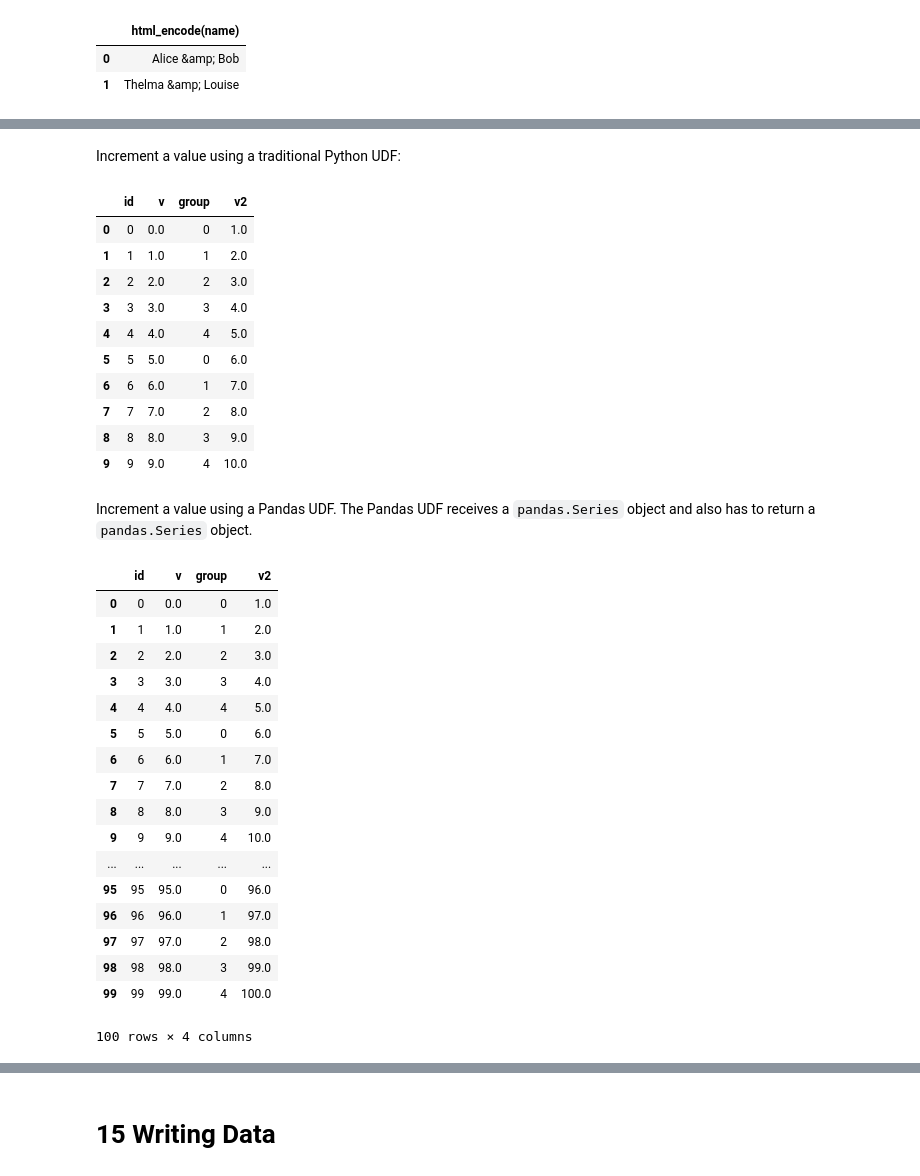
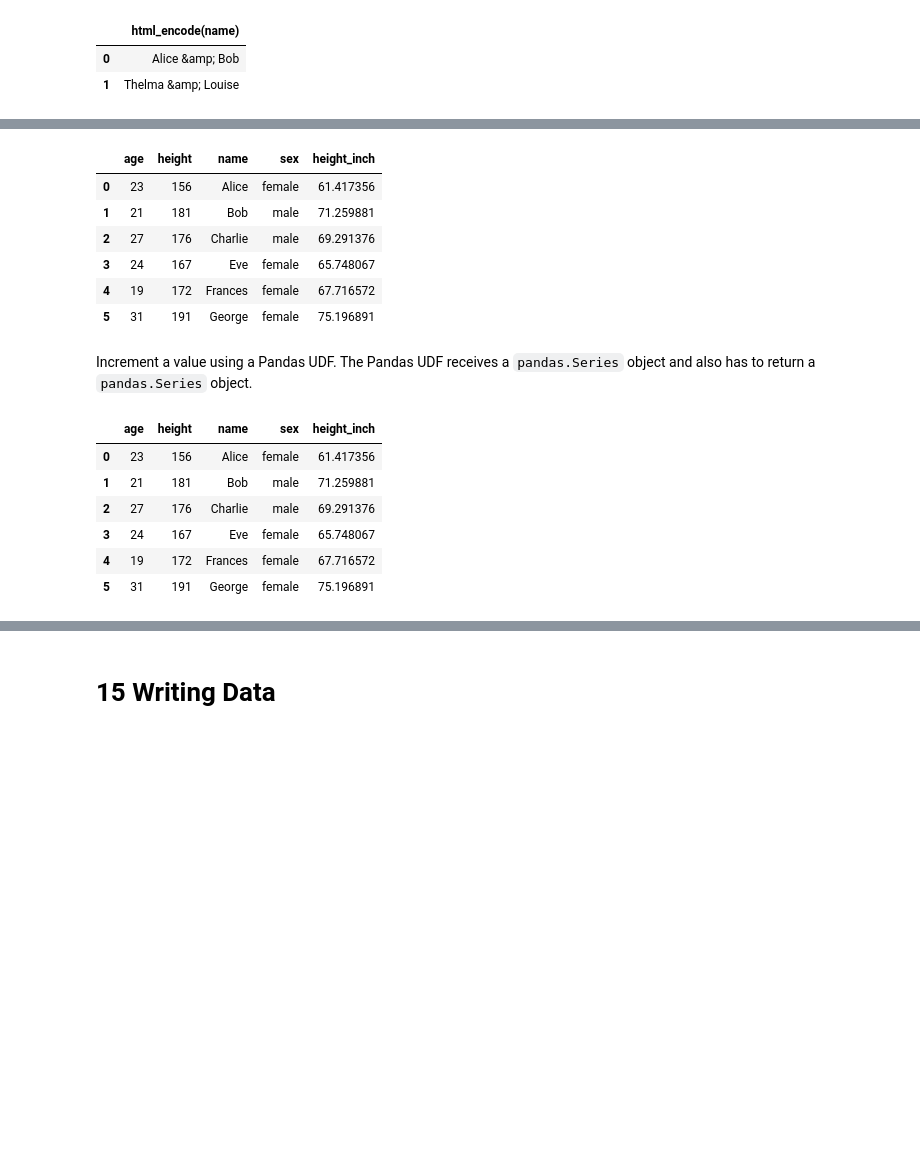
Before and after one commit to dimajix/spark-training, a Jupyter notebook: spark-python/jupyter-pyspark/PySpark DataFrame Full.ipynb, the cells around one changed output, grey strips where cells are left out. Drawn from its saved outputs; the diff is of its cells as text; code cells hidden in the pictures; blank space fills up the shorter version.

Commit message:
Update PySpark notebooks

```diff
--- a/spark-python/jupyter-pyspark/PySpark DataFrame Full.ipynb
+++ b/spark-python/jupyter-pyspark/PySpark DataFrame Full.ipynb
@@ -125,0 +148,16 @@ persons.show()
+# %%
+from pyspark.sql.types import *
+
+schema = StructType([
+    StructField("age", LongType(), False),
+    StructField("height", LongType(), False),
+    StructField("name", StringType(), False),
+    StructField("sex", StringType(), False),
+])
+
+persons = spark.read \
+    .option("header", True) \
+    .schema(schema) \
+    .csv("s3://dimajix-training/data/persons_header.csv")
+
+persons.toPandas()
@@ -866,58 +962,40 @@ df.limit(10).toPandas()
-# %% [markdown]
-Increment a value using a traditional Python UDF:
 # %%
 from pyspark.sql.functions import udf
 
 # Use udf to define a row-at-a-time udf
 @udf('double')
 # Input/output are both a single double value
-def plus_one(v):
-      return v + 1
+def cm_to_inch(v):
+      return v*0.393701
 
-result = df.withColumn('v2', plus_one(df.v))
-result.limit(10).toPandas()
+result = persons.withColumn('height_inch', cm_to_inch(persons.height))
+result.toPandas()
 # %% [output]
-|  | id | v | group | v2 |
-| 0 | 0 | 0.0 | 0 | 1.0 |
-| 1 | 1 | 1.0 | 1 | 2.0 |
-| 2 | 2 | 2.0 | 2 | 3.0 |
-| 3 | 3 | 3.0 | 3 | 4.0 |
-| 4 | 4 | 4.0 | 4 | 5.0 |
-| 5 | 5 | 5.0 | 0 | 6.0 |
-| 6 | 6 | 6.0 | 1 | 7.0 |
-| 7 | 7 | 7.0 | 2 | 8.0 |
-| 8 | 8 | 8.0 | 3 | 9.0 |
-| 9 | 9 | 9.0 | 4 | 10.0 |
+|  | age | height | name | sex | height_inch |
+| 0 | 23 | 156 | Alice | female | 61.417356 |
+| 1 | 21 | 181 | Bob | male | 71.259881 |
+| 2 | 27 | 176 | Charlie | male | 69.291376 |
+| 3 | 24 | 167 | Eve | female | 65.748067 |
+| 4 | 19 | 172 | Frances | female | 67.716572 |
+| 5 | 31 | 191 | George | female | 75.196891 |
 # %% [markdown]
 Increment a value using a Pandas UDF. The Pandas UDF receives a `pandas.Series` object and also has to return a `pandas.Series` object.
 # %%
 from pyspark.sql.functions import pandas_udf, PandasUDFType
 
 # Use pandas_udf to define a Pandas UDF
 @pandas_udf('double', PandasUDFType.SCALAR)
 # Input/output are both a pandas.Series of doubles
+def pandas_cm_to_inch(v):
+    return v*0.393701
 
-def pandas_plus_one(v):
-    return v + 1
-
-result = df.withColumn('v2', pandas_plus_one(df.v))
+result = persons.withColumn('height_inch', pandas_cm_to_inch(persons.height))
 result.toPandas()
 # %% [output]
-|  | id | v | group | v2 |
-| 0 | 0 | 0.0 | 0 | 1.0 |
-| 1 | 1 | 1.0 | 1 | 2.0 |
-| 2 | 2 | 2.0 | 2 | 3.0 |
-| 3 | 3 | 3.0 | 3 | 4.0 |
-| 4 | 4 | 4.0 | 4 | 5.0 |
-| 5 | 5 | 5.0 | 0 | 6.0 |
-| 6 | 6 | 6.0 | 1 | 7.0 |
-| 7 | 7 | 7.0 | 2 | 8.0 |
-| 8 | 8 | 8.0 | 3 | 9.0 |
-| 9 | 9 | 9.0 | 4 | 10.0 |
-| ... | ... | ... | ... | ... |
-| 95 | 95 | 95.0 | 0 | 96.0 |
-| 96 | 96 | 96.0 | 1 | 97.0 |
-| 97 | 97 | 97.0 | 2 | 98.0 |
-| 98 | 98 | 98.0 | 3 | 99.0 |
-| 99 | 99 | 99.0 | 4 | 100.0 |
+|  | age | height | name | sex | height_inch |
+| 0 | 23 | 156 | Alice | female | 61.417356 |
+| 1 | 21 | 181 | Bob | male | 71.259881 |
+| 2 | 27 | 176 | Charlie | male | 69.291376 |
+| 3 | 24 | 167 | Eve | female | 65.748067 |
+| 4 | 19 | 172 | Frances | female | 67.716572 |
+| 5 | 31 | 191 | George | female | 75.196891 |
-100 rows × 4 columns
```
Also changed, not shown: parts of 38 cells of this notebook, 1 other file.
